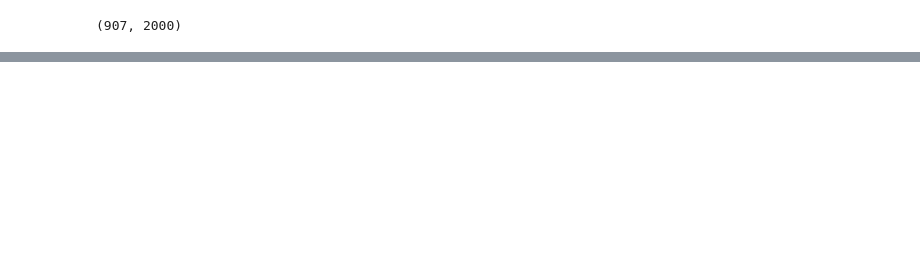
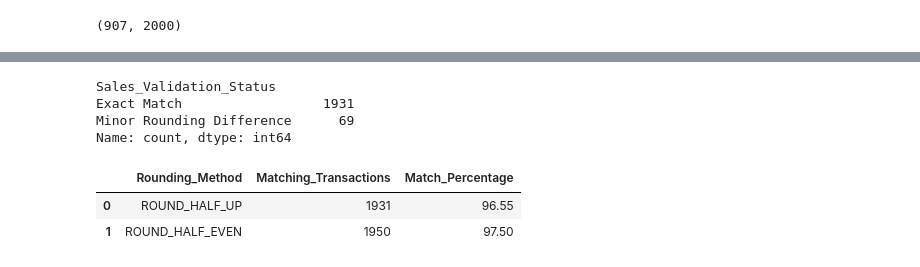
Before and after one commit to galhkoernia/ecommerce-analytics, a Jupyter notebook: notebooks/01_data_audit.ipynb, the cells around one changed output, grey strips where cells are left out. Cells and saved outputs as stored; diff of their text form; code cells hidden in the pictures; blank space fills up the shorter version.

```diff
--- a/notebooks/01_data_audit.ipynb
+++ b/notebooks/01_data_audit.ipynb
@@ -53,0 +261,74 @@ df["Order_Date"].nunique(), len(df)
+# %%
+
+from decimal import Decimal
+
+def classify_sales_difference(diff):
+    abs_diff = abs(diff)
+
+    if abs_diff == Decimal("0.00"):
+        return "Exact Match"
+    elif abs_diff <= Decimal("0.01"):
+        return "Minor Rounding Difference"
+    else:
+        return "Requires Investigation"
+
+df["Sales_Validation_Status"] = (
+    df["Sales_Difference_Decimal"]
+    .apply(classify_sales_difference)
+)
+
+display(df["Sales_Validation_Status"].value_counts())
+# %% [output]
+Sales_Validation_Status
+Exact Match                  1931
+Minor Rounding Difference      69
+Name: count, dtype: int64
+# %%
+
+from decimal import Decimal, ROUND_HALF_UP, ROUND_HALF_EVEN
+
+def calculate_sales(row, rounding_mode):
+    quantity = Decimal(str(row["Quantity"]))
+    price = Decimal(str(row["Unit_Price"]))
+    discount = Decimal(str(row["Discount_Percent"]))
+
+    sales = quantity * price * (
+        Decimal("1") - discount / Decimal("100")
+    )
+
+    return sales.quantize(
+        Decimal("0.01"),
+        rounding=rounding_mode
+    )
+
+df["Sales_Half_Up"] = df.apply(
+    lambda row: calculate_sales(row, ROUND_HALF_UP),
+    axis=1
+)
+
+df["Sales_Half_Even"] = df.apply(
+    lambda row: calculate_sales(row, ROUND_HALF_EVEN),
+    axis=1
+)
+
+df["Sales_Actual_Decimal"] = df["Total_Sales"].apply(
+    lambda value: Decimal(str(value))
+)
+
+comparison = pd.DataFrame({
+    "Rounding_Method": ["ROUND_HALF_UP", "ROUND_HALF_EVEN"],
+    "Matching_Transactions": [
+        (df["Sales_Actual_Decimal"] == df["Sales_Half_Up"]).sum(),
+        (df["Sales_Actual_Decimal"] == df["Sales_Half_Even"]).sum()
+    ]
+})
+
+comparison["Match_Percentage"] = (
+    comparison["Matching_Transactions"] / len(df) * 100
+).round(2)
+
+display(comparison)
+# %% [output]
+|  | Rounding_Method | Matching_Transactions | Match_Percentage |
+| 0 | ROUND_HALF_UP | 1931 | 96.55 |
+| 1 | ROUND_HALF_EVEN | 1950 | 97.50 |
```
Also changed, not shown: parts of 6 cells of this notebook, 1 other file.
